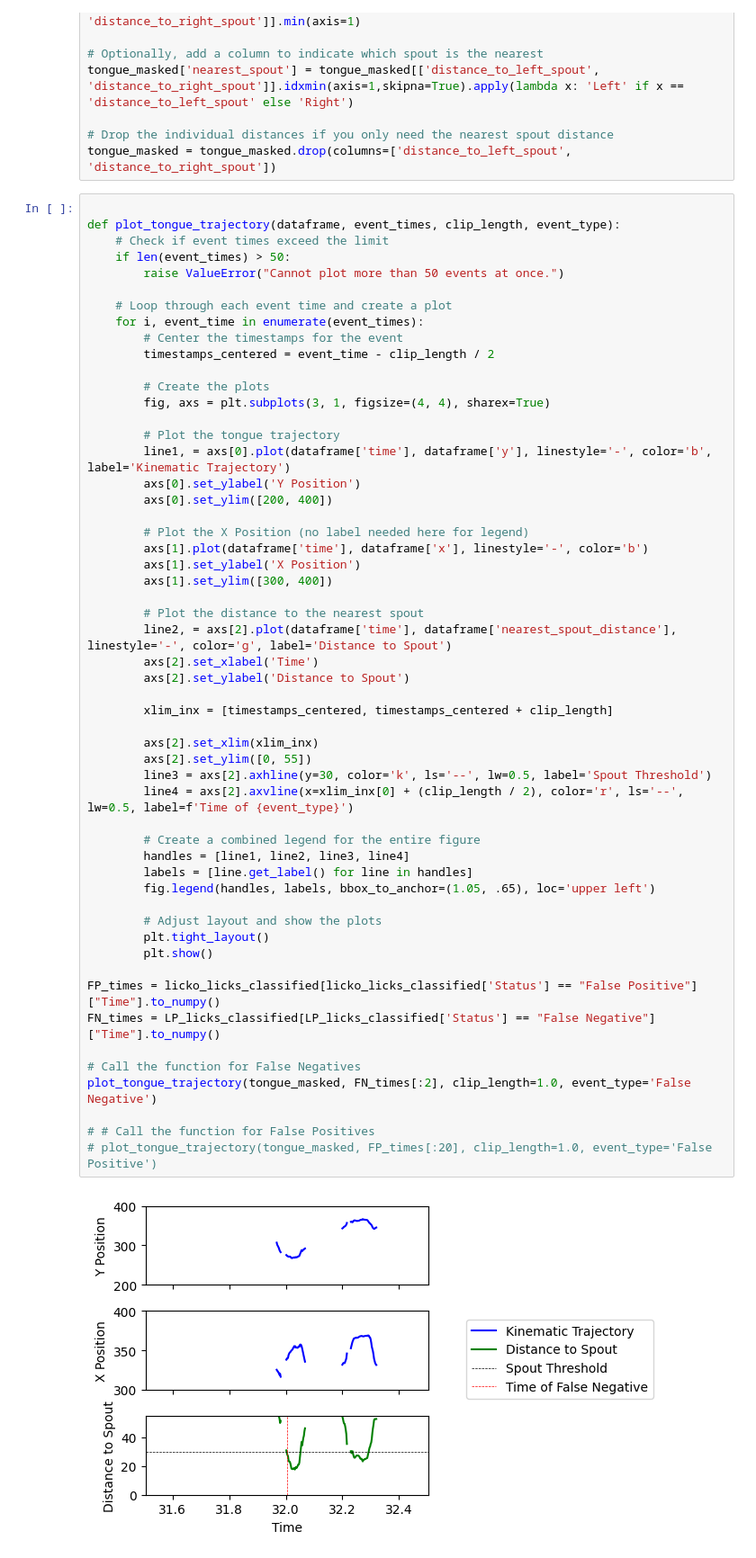
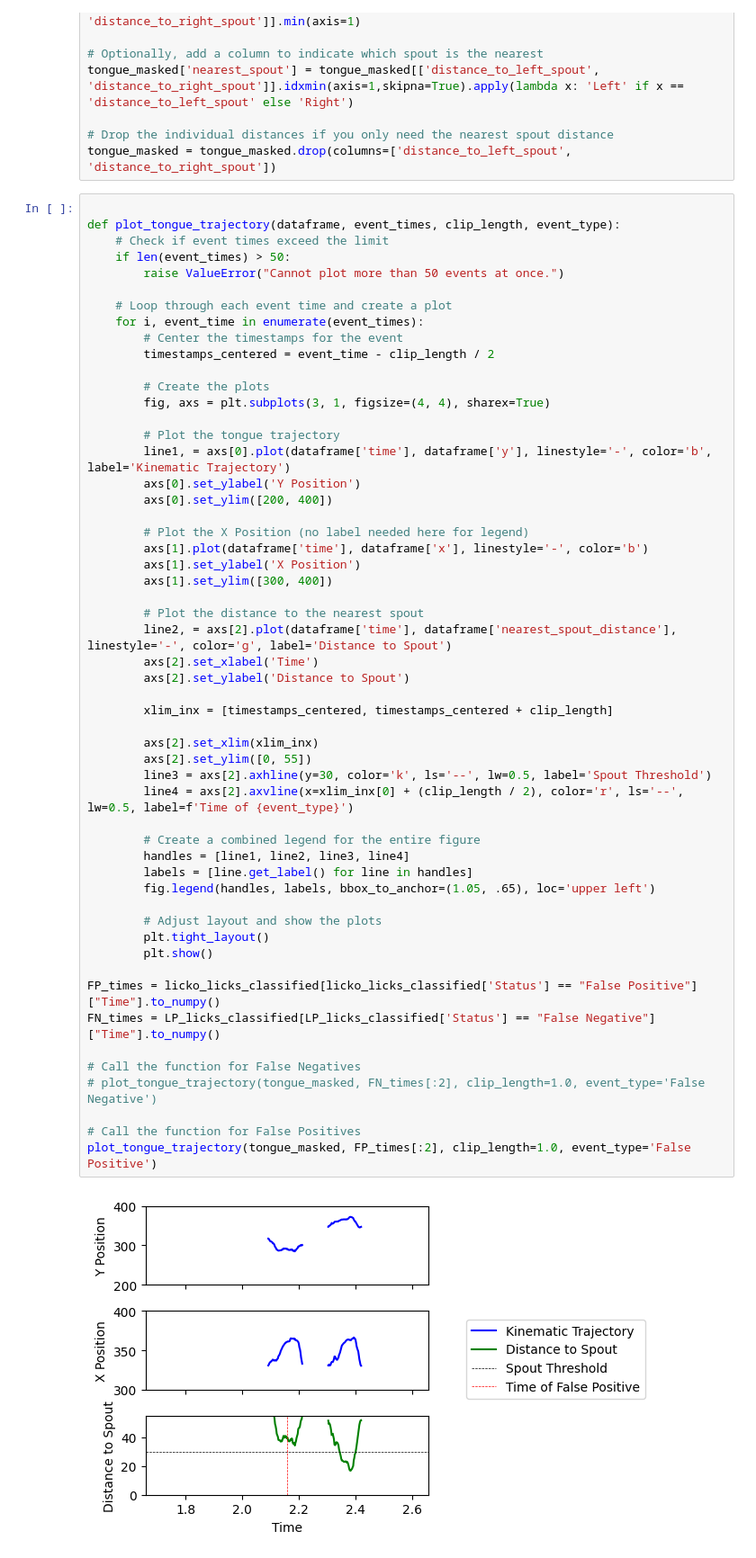
Before and after one commit to 1mattbecker/kinematics_analysis, a Jupyter notebook: code/tongue_lickometer.ipynb, the cells around one changed output. Shown: that part at 90% size. Saved outputs shown, nothing was run; the diff lists cells and outputs as text.

```diff
--- a/code/tongue_lickometer.ipynb
+++ b/code/tongue_lickometer.ipynb
@@ -784,34 +736,34 @@ def plot_tongue_trajectory(dataframe, event_times, clip_length, event_type):
         axs[1].set_ylabel('X Position')
         axs[1].set_ylim([300, 400])
 
         # Plot the distance to the nearest spout
         line2, = axs[2].plot(dataframe['time'], dataframe['nearest_spout_distance'], linestyle='-', color='g', label='Distance to Spout')
         axs[2].set_xlabel('Time')
         axs[2].set_ylabel('Distance to Spout')
 
         xlim_inx = [timestamps_centered, timestamps_centered + clip_length]
 
         axs[2].set_xlim(xlim_inx)
         axs[2].set_ylim([0, 55])
         line3 = axs[2].axhline(y=30, color='k', ls='--', lw=0.5, label='Spout Threshold')
         line4 = axs[2].axvline(x=xlim_inx[0] + (clip_length / 2), color='r', ls='--', lw=0.5, label=f'Time of {event_type}')
 
         # Create a combined legend for the entire figure
         handles = [line1, line2, line3, line4]
         labels = [line.get_label() for line in handles]
         fig.legend(handles, labels, bbox_to_anchor=(1.05, .65), loc='upper left')
 
         # Adjust layout and show the plots
         plt.tight_layout()
         plt.show()
 
 FP_times = licko_licks_classified[licko_licks_classified['Status'] == "False Positive"]["Time"].to_numpy()
 FN_times = LP_licks_classified[LP_licks_classified['Status'] == "False Negative"]["Time"].to_numpy()
 
 # Call the function for False Negatives
-plot_tongue_trajectory(tongue_masked, FN_times[:2], clip_length=1.0, event_type='False Negative')
+# plot_tongue_trajectory(tongue_masked, FN_times[:2], clip_length=1.0, event_type='False Negative')
 
-# # Call the function for False Positives
-# plot_tongue_trajectory(tongue_masked, FP_times[:20], clip_length=1.0, event_type='False Positive')
+# Call the function for False Positives
+plot_tongue_trajectory(tongue_masked, FP_times[:2], clip_length=1.0, event_type='False Positive')
 # %% [output]
-[figure, old version]
+[figure, new version]
```
Also changed, not shown: parts of 6 cells of this notebook, 1 other file.
